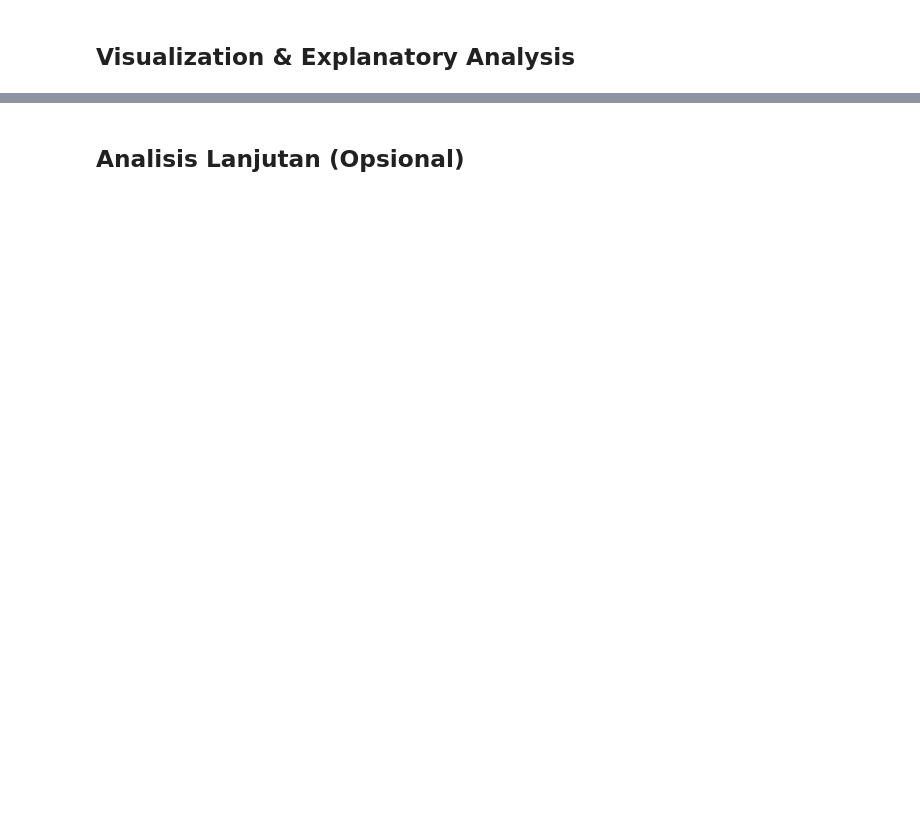
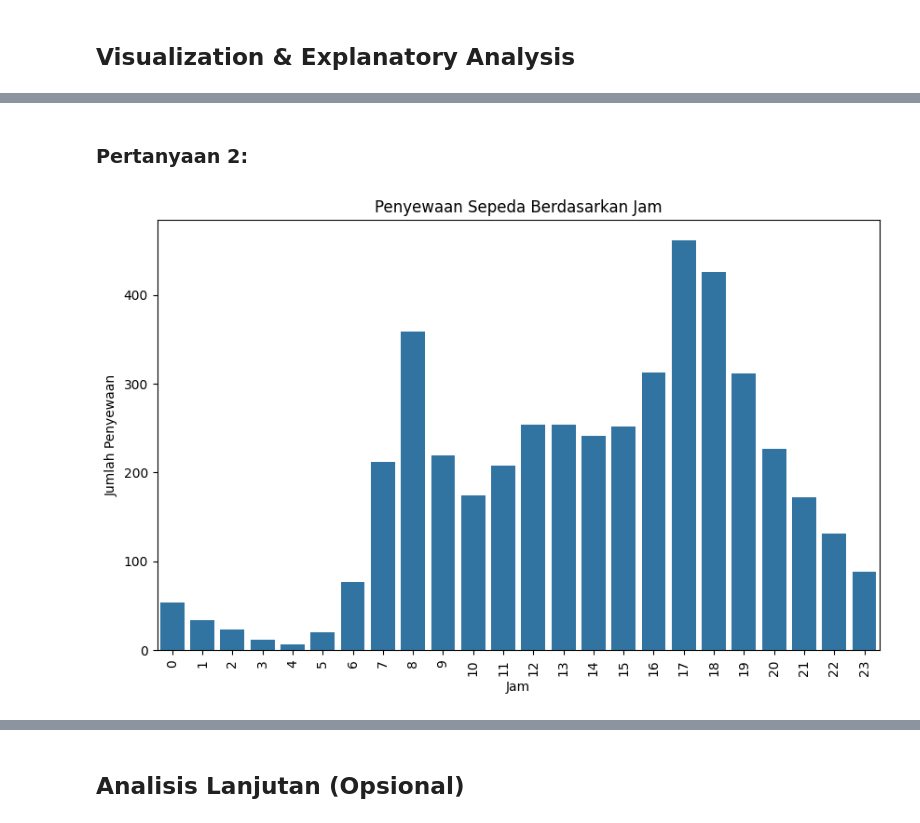
Before and after one commit to EkaPutra0856/Belajar-Analisis-Data, a Jupyter notebook: notebook.ipynb, the cells around one changed output, grey strips where cells are left out. Saved outputs shown, nothing was run; the diff lists cells and outputs as text; code cells hidden in the pictures; blank space fills up the shorter version.

```diff
--- a/notebook.ipynb
+++ b/notebook.ipynb
@@ -386,0 +186,13 @@ Pada grafik di atas dapat terlihat penurunan persewaan sepeda dari pengguna regi
+# %% [markdown]
+### Pertanyaan 2:
+# %%
+# Pertanyaan 2 (hour.csv): Pada jam berapa penyewaan sepeda paling tinggi?
+plt.figure(figsize=(10, 6))
+sns.barplot(x='hr', y='cnt', data=hour_data, errorbar=None)
+plt.title('Penyewaan Sepeda Berdasarkan Jam')
+plt.xlabel('Jam')
+plt.ylabel('Jumlah Penyewaan')
+plt.xticks(rotation=90)
+plt.show()
+# %% [output]
+[figure, added]
```
Also changed, not shown: parts of 58 cells of this notebook.
